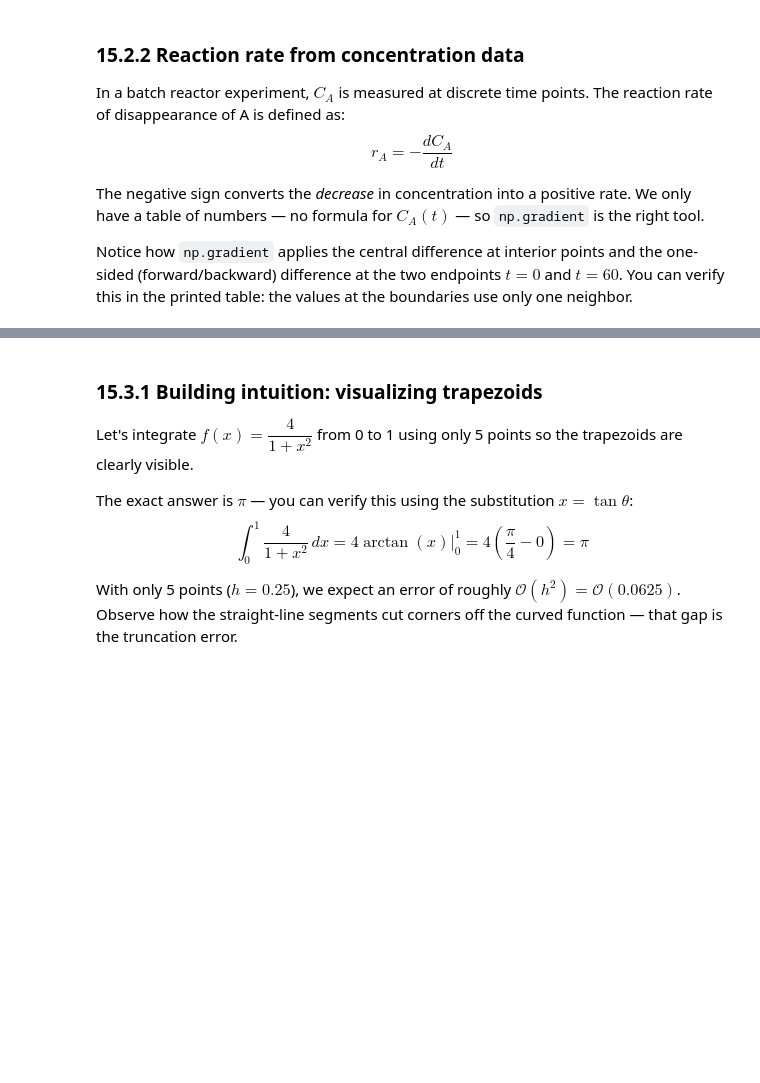
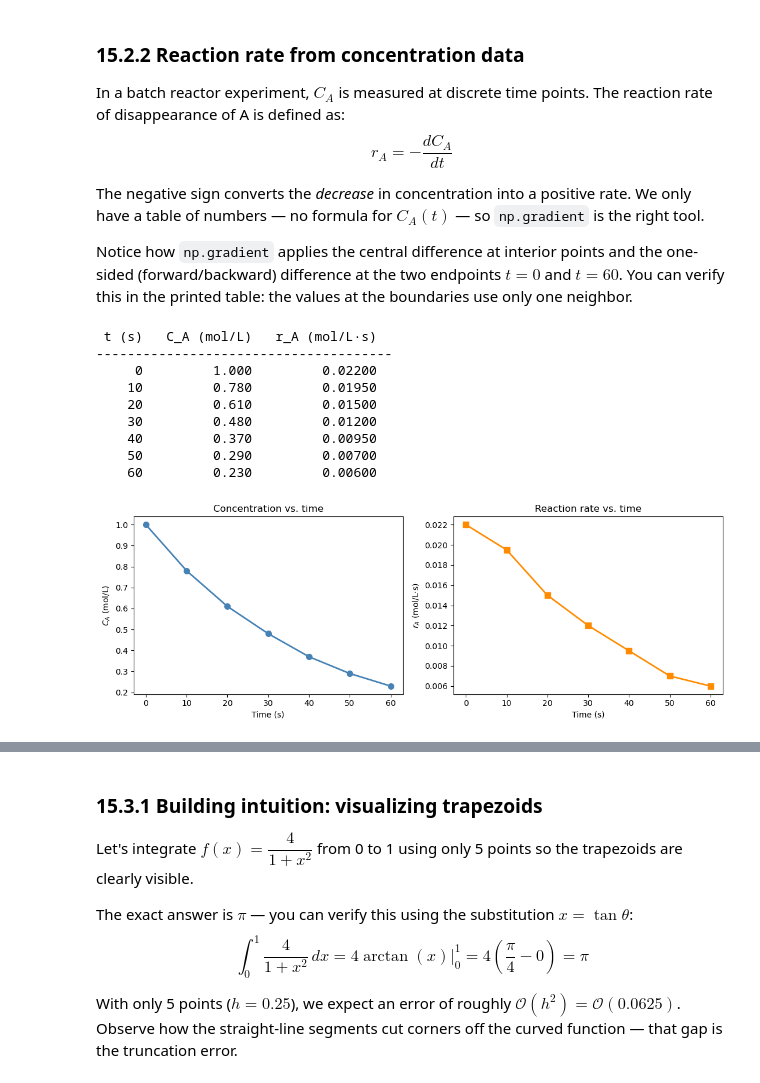
Before and after one commit to ock-group/CHME212-2026-Spring, a Jupyter notebook: _sources/docs/chapter15/15_notebook-lecture.ipynb, the cells around one changed output, grey strips where cells are left out. Saved outputs shown, nothing was run; the diff lists cells and outputs as text; code cells hidden in the pictures; blank space fills up the shorter version.

```diff
--- a/_sources/docs/chapter15/15_notebook-lecture.ipynb
+++ b/_sources/docs/chapter15/15_notebook-lecture.ipynb
@@ -290,15 +323,41 @@ Notice how `np.gradient` applies the central difference at interior points and t
 # %%
 t   = np.array([0,    10,   20,   30,   40,   50,   60  ])  # s
 C_A = np.array([1.00, 0.78, 0.61, 0.48, 0.37, 0.29, 0.23])  # mol/L
 
 # Reaction rate: r_A = -dC_A/dt
 # IMPORTANT: pass t as the second argument — spacing is 10 s, not 1
-r_A = ___
+r_A = - np.gradient(C_A, t)
 
 print(f"{'t (s)':>6}  {'C_A (mol/L)':>12}  {'r_A (mol/L·s)':>14}")
 print("-" * 38)
 for i in range(len(t)):
     print(f"  {t[i]:>4.0f}  {C_A[i]:>12.3f}  {r_A[i]:>14.5f}")
+
+fig, axes = plt.subplots(1, 2, figsize=(11, 4))
+
+ax = axes[0]
+ax.plot(t, C_A, 'o-', color='steelblue', linewidth=2, markersize=7)
+ax.set_xlabel('Time (s)'); ax.set_ylabel('$C_A$ (mol/L)')
+ax.set_title('Concentration vs. time')
+
+ax = axes[1]
+ax.plot(t, r_A, 's-', color='darkorange', linewidth=2, markersize=7)
+ax.set_xlabel('Time (s)'); ax.set_ylabel('$r_A$ (mol/L·s)')
+ax.set_title('Reaction rate vs. time')
+
+plt.tight_layout()
+plt.show()
+# %% [output]
+ t (s)   C_A (mol/L)   r_A (mol/L·s)
+--------------------------------------
+     0         1.000         0.02200
+    10         0.780         0.01950
+    20         0.610         0.01500
+    30         0.480         0.01200
+    40         0.370         0.00950
+    50         0.290         0.00700
+    60         0.230         0.00600
+[figure, added]
 # %% [markdown]
 (15.3)=
 ## 15.3 Numerical Integration of Discrete Data: Trapezoidal Rule
```
Also changed, not shown: parts of 7 cells of this notebook, 22 other files.
